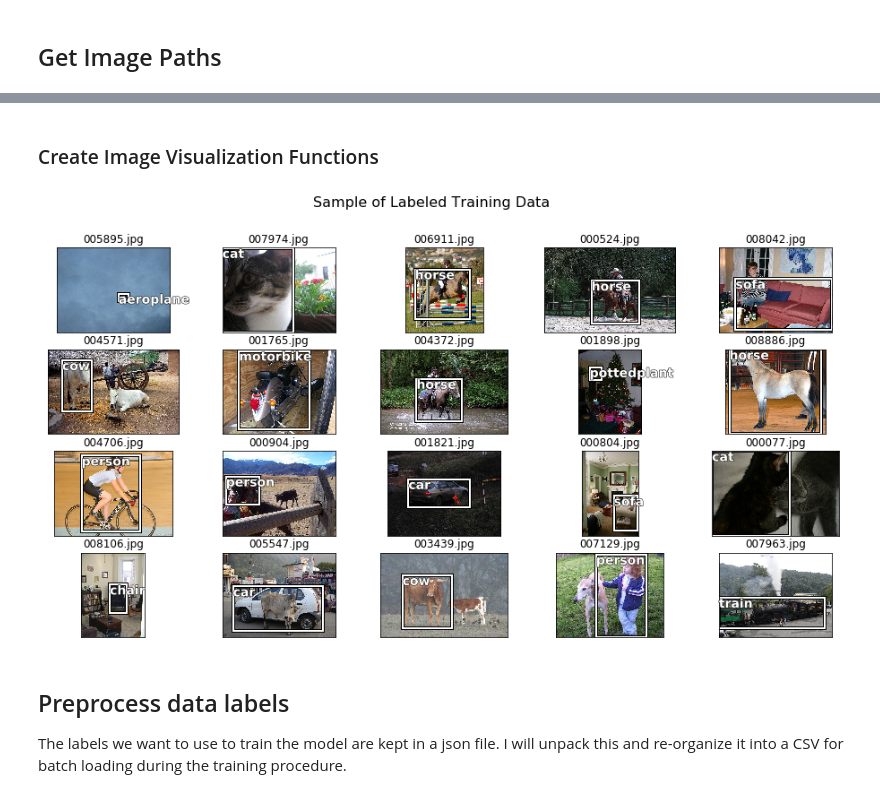
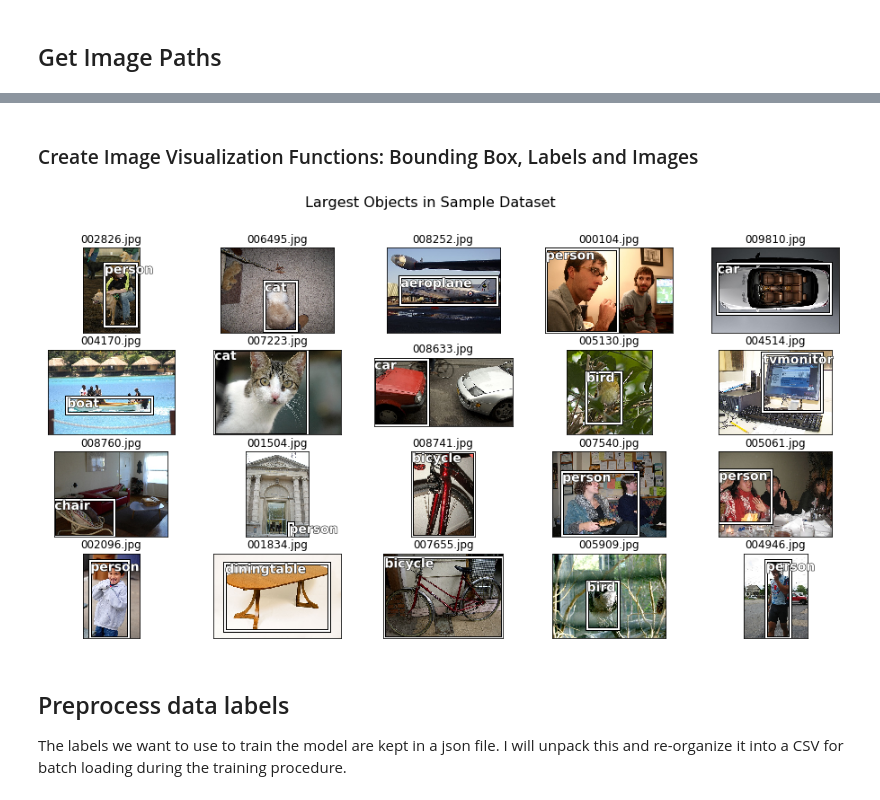
Before and after one commit to JoshZastrow/Object-Detection, a Jupyter notebook: PASCAL-Object-Detection.ipynb, the cells around one changed output, grey strips where cells are left out. Drawn from its saved outputs; the diff is of its cells as text; code cells hidden in the pictures.

Commit message:
Add to Object Detection project

```diff
--- a/PASCAL-Object-Detection.ipynb
+++ b/PASCAL-Object-Detection.ipynb
@@ -95,0 +115,12 @@ def revert_bbox(bbox):
+# %%
+bbox = annotation['bbox']
+print('current box configuration:\n\t'
+          'x (left):  {}\n\t'
+          'y (lower): {}\n\t'
+          'Width:     {}\n\t'
+          'Height:    {}\n\t'.format(*bbox))
+print('converted box configuration:\n\t'
+          'y (lower): {}\n\t'
+          'x (left):  {}\n\t'
+          'y (top):   {}\n\t'
+          'x (right): {}\n\t'.format(*convert_bbox(bbox)))
@@ -100,15 +145,6 @@ for img_ann in data['annotations']:
     if not img_ann['ignore']:
         imgID = img_ann['image_id']
         catID = img_ann['category_id']
-        print('image ID:', imgID) if i == 0 else None
-
         bbox = img_ann['bbox']
-        if i == 0:
-            print('bbox before convserion:',bbox)
-            i += 1
         bbox = convert_bbox(bbox)
-        if i == 1:
-            print('bbox after conversion:',bbox)
-            print('bbox reverted to original:', revert_bbox(bbox))
-            i += 1
         labels[imgID] += [(bbox, catID)]
@@ -137,15 +170,17 @@ def get_largest_object(imgID):
 
 largest_object = {ID: get_largest_object(ID) for ID in imageIDs}
 # %% [markdown]
-### Create Image Visualization Functions
+### Create Image Visualization Functions: Bounding Box, Labels and Images
 # %%
 def add_outline(obj, w):
+    """
+    Receives in an axis object and line width for the box, creates a patch.
+    """
     obj.set_path_effects([patheffects.Stroke(linewidth=w, foreground='black'),
                           patheffects.Normal()])
 
-def annotate_img(ax, imgID):
-    global largest_object
-    bbox, ID = largest_object[imgID]
+def annotate_img(ax, data):
+    bbox, ID = data
     bbox = revert_bbox(bbox)
     patch = patches.Rectangle(bbox[:2], *bbox[-2:],
                               fill=False, edgecolor='white', lw=2)
@@ -161,28 +196,33 @@ def annotate_img(ax, imgID):
     add_outline(txt, 1)
 
 
-def display_img(img, imgID, figsize=None, ax=None):
+def display_img(img, label_data, figsize=None, ax=None):
     if not ax: fig, ax = plt.subplots(figsize=figsize)
 
-    ax.imshow(im)
+    ax.imshow(img)
     ax.set_xticks([])
     ax.set_yticks([])
 
-    annotate_img(ax, imgID)
+    annotate_img(ax, label_data)
 
     return ax
 # %%
 fig, axs = plt.subplots(4, 5, figsize=(16,8))
-fig.suptitle('Sample of Labeled Training Data', size=16)
+fig.suptitle('Largest Objects in Sample Dataset', size=16)
 axs = axs.flatten()
 for ax in axs:
+    # Pick a random image
     imID = np.random.choice(imageIDs)
+
     file = filename[imID]
     ax.set_title(str(file))
+
     im = open_image(img_path/file)
-    display_img(im, imID, ax=ax)
+
+    label_data = largest_object[imID]
+    display_img(im, label_data, ax=ax)
 # %% [output]
-[figure, old version]
+[figure, new version]
 # %% [markdown]
 ## Preprocess data labels
 The labels we want to use to train the model are kept in a json file. I will unpack this and re-organize it into a CSV for batch loading during the training procedure.
```
Also changed, not shown: parts of 50 cells of this notebook.
